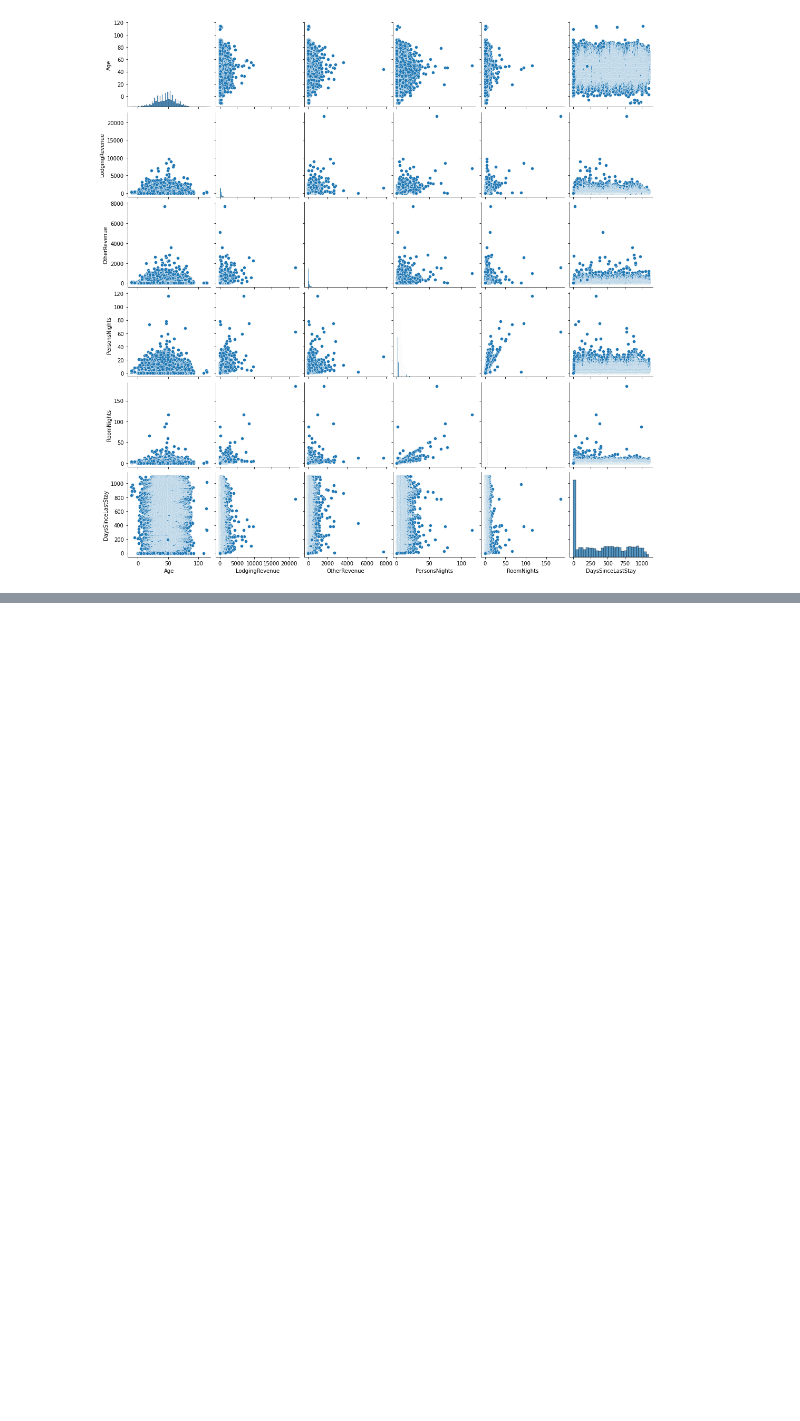
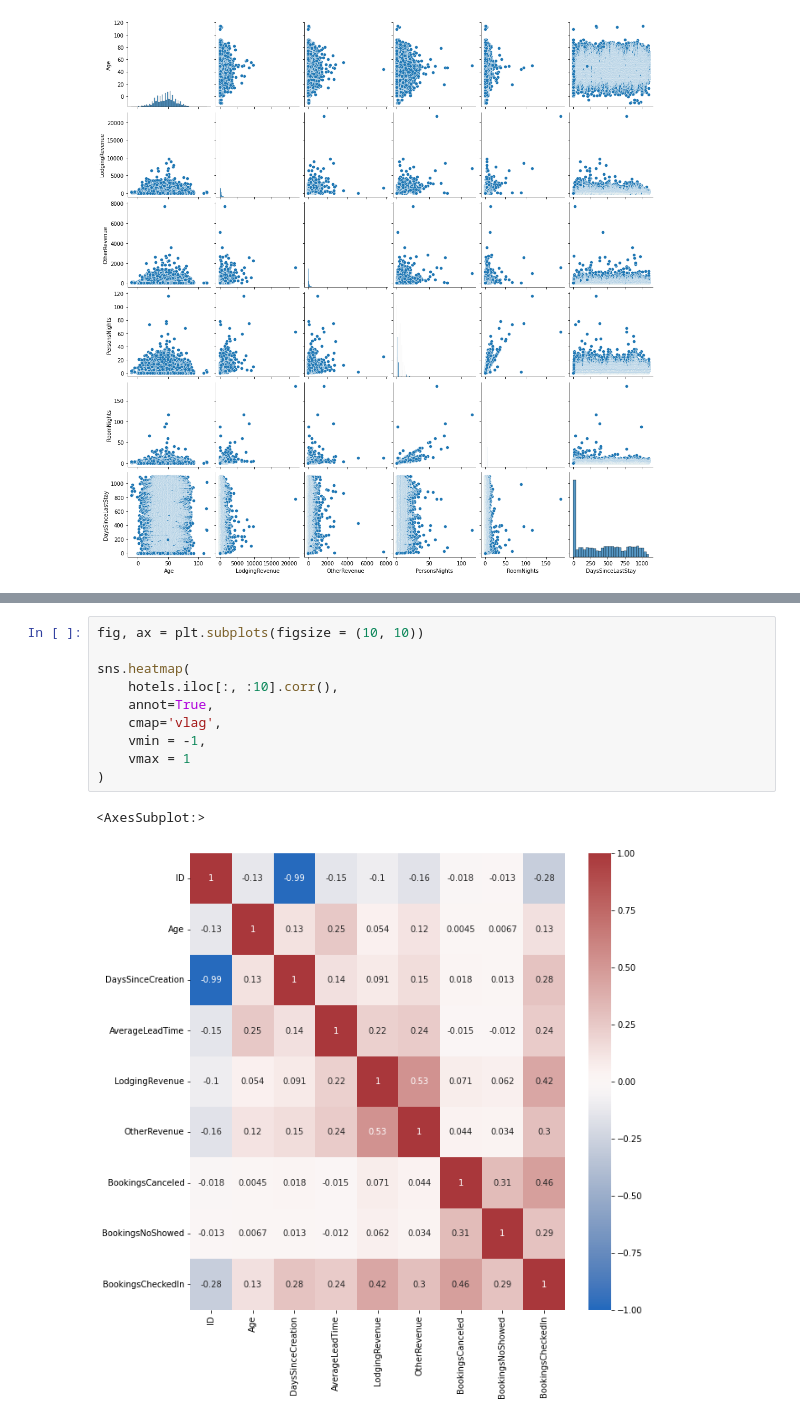
Before and after one commit to naruhikohama/dataviz-python, a Jupyter notebook: Seaborn/seaborn_assignments.ipynb, the cells around one changed output, grey strips where cells are left out. Drawn from its saved outputs; the diff is of its cells as text; blank space fills up the shorter version.

```diff
--- a/Seaborn/seaborn_assignments.ipynb
+++ b/Seaborn/seaborn_assignments.ipynb
@@ -139,0 +156,13 @@ sns.pairplot(top5_countries.iloc[:, [2, 5, 6, 10, 11, 12]])
+# %%
+fig, ax = plt.subplots(figsize = (10, 10))
+
+sns.heatmap(
+    hotels.iloc[:, :10].corr(),
+    annot=True,
+    cmap='vlag',
+    vmin = -1,
+    vmax = 1
+)
+# %% [output]
+<AxesSubplot:>
+[figure, added]
```
Also changed, not shown: parts of 3 cells of this notebook.
